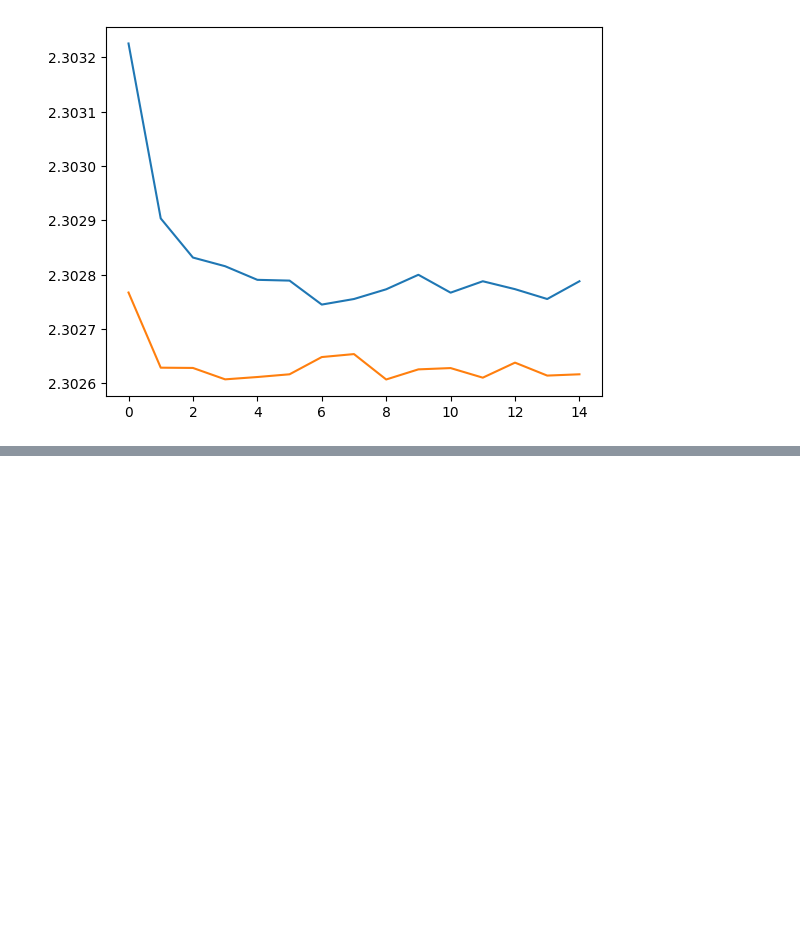
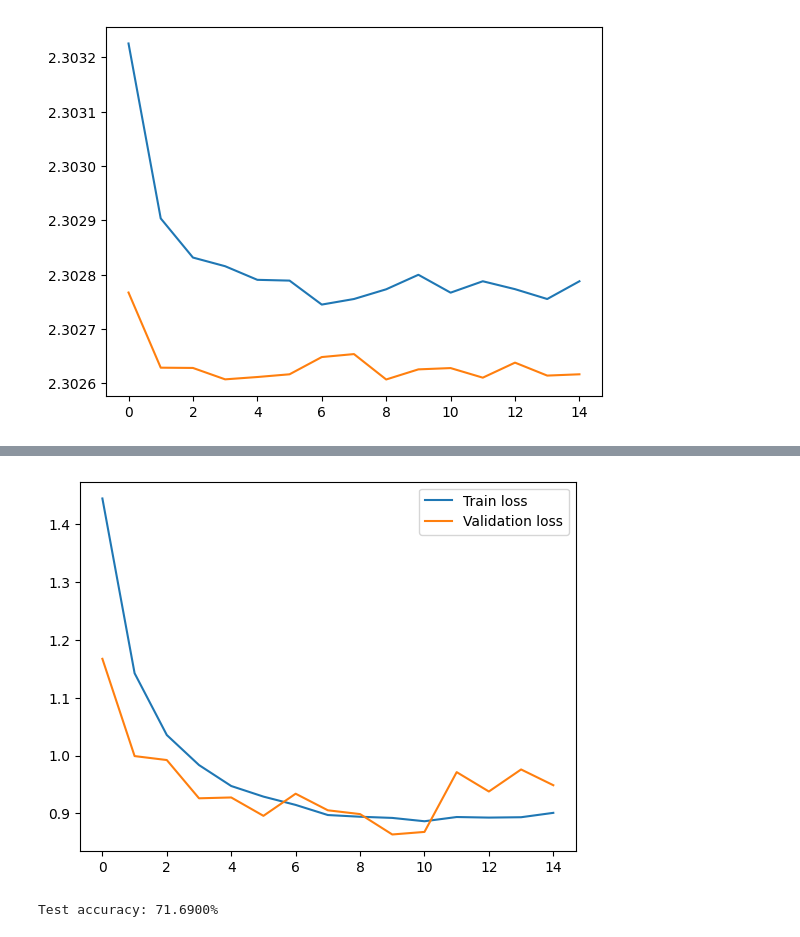
Before and after one commit to BiPaulEr/DeepLearning, a Jupyter notebook: Chap02/cifar10_cnn.ipynb, the cells around one changed output, grey strips where cells are left out. Cells and saved outputs as stored; diff of their text form; code cells hidden in the pictures; blank space fills up the shorter version.

```diff
--- a/Chap02/cifar10_cnn.ipynb
+++ b/Chap02/cifar10_cnn.ipynb
@@ -175,0 +314,16 @@ plt.show()
+# %%
+plt.plot(hist3.history['loss'], label='Train loss')
+plt.plot(hist3.history['val_loss'], label='Validation loss')
+plt.legend()
+plt.show()
+# %% [output]
+[figure, added]
+# %%
+model3.load_weights('model.weights.color.conv.dropout.l2.keras')
+score = model3.evaluate(x_test, y_test, verbose=0)
+accuracy = 100*score[1]
+
+# print test accuracy
+print('Test accuracy: %.4f%%' % accuracy)
+# %% [output]
+Test accuracy: 71.6900%
```
Also changed, not shown: parts of 9 cells of this notebook.
